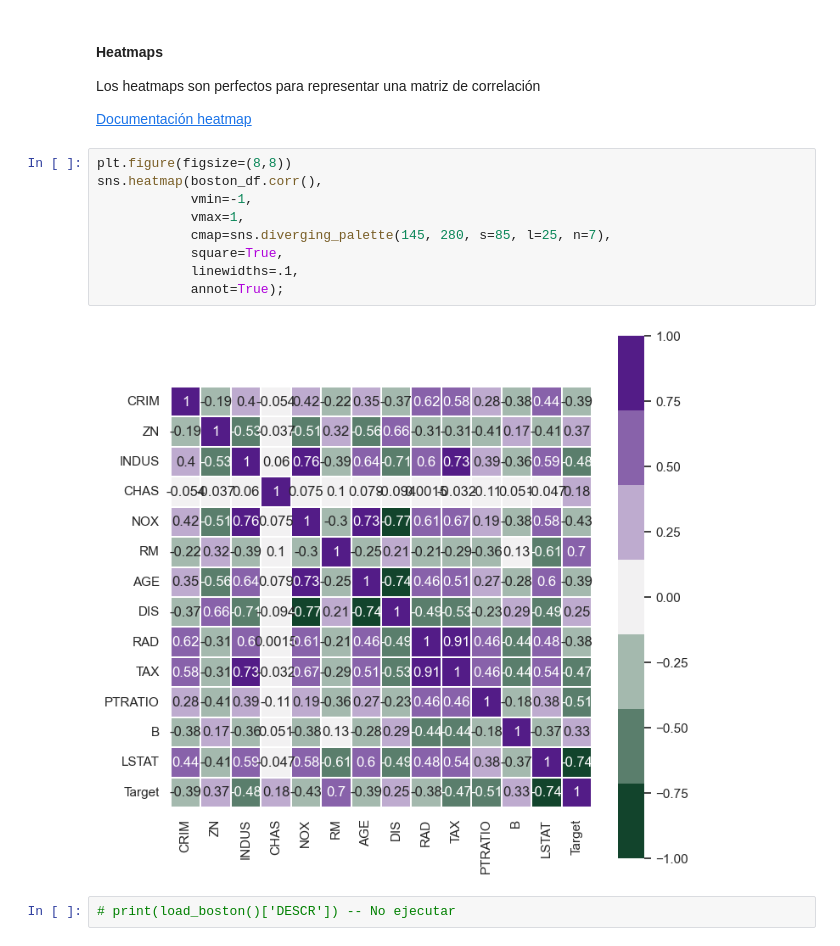
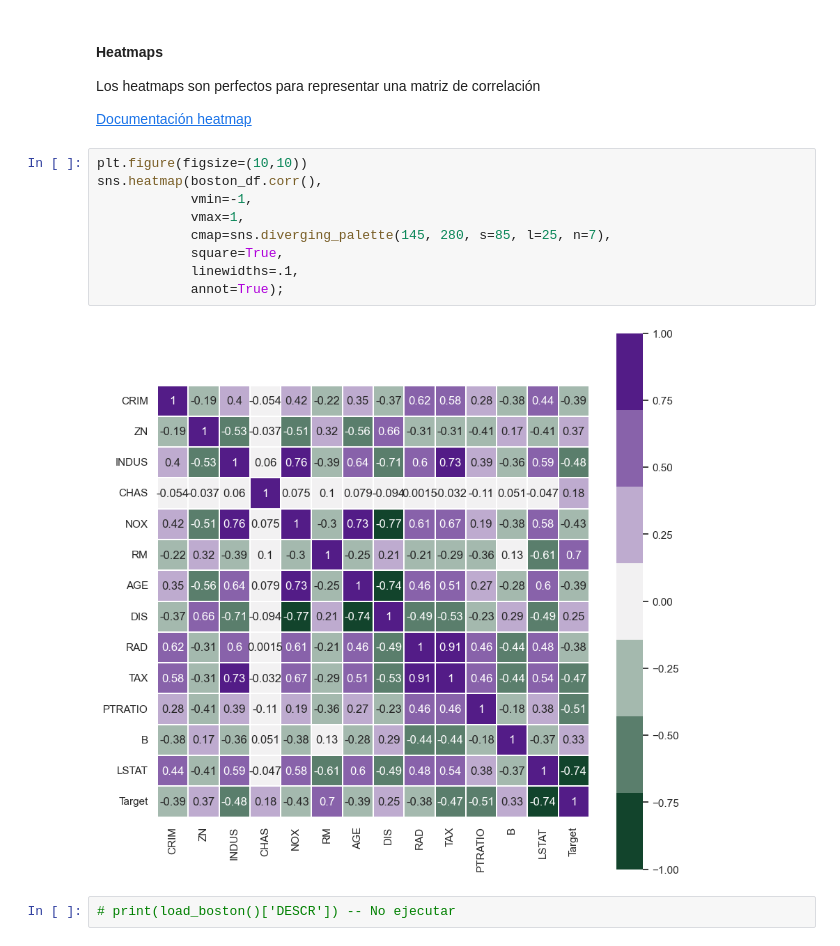
Before and after one commit to Mlcruz9/DS_TheBridgeBBK_SBIL2023, a Jupyter notebook: 2-Data_Analysis/4-Visualización/2-Seaborn/Teoria/EDA_Seaborn.ipynb, the cells around one changed output. Drawn from its saved outputs; the diff is of its cells as text.

```diff
--- a/2-Data_Analysis/4-Visualización/2-Seaborn/Teoria/EDA_Seaborn.ipynb
+++ b/2-Data_Analysis/4-Visualización/2-Seaborn/Teoria/EDA_Seaborn.ipynb
@@ -495,16 +499,16 @@ Los heatmaps son perfectos para representar una matriz de correlación
 
 [Documentación heatmap](https://seaborn.pydata.org/generated/seaborn.heatmap.html)
 # %%
-plt.figure(figsize=(8,8))
+plt.figure(figsize=(10,10))
 sns.heatmap(boston_df.corr(),
             vmin=-1,
             vmax=1,
             cmap=sns.diverging_palette(145, 280, s=85, l=25, n=7),
             square=True,
             linewidths=.1,
             annot=True);
 # %% [output]
-[figure, old version]
+[figure, new version]
 # %%
 # print(load_boston()['DESCR']) -- No ejecutar
 # %%
```
Also changed, not shown: parts of 10 cells of this notebook, 16 other files.
